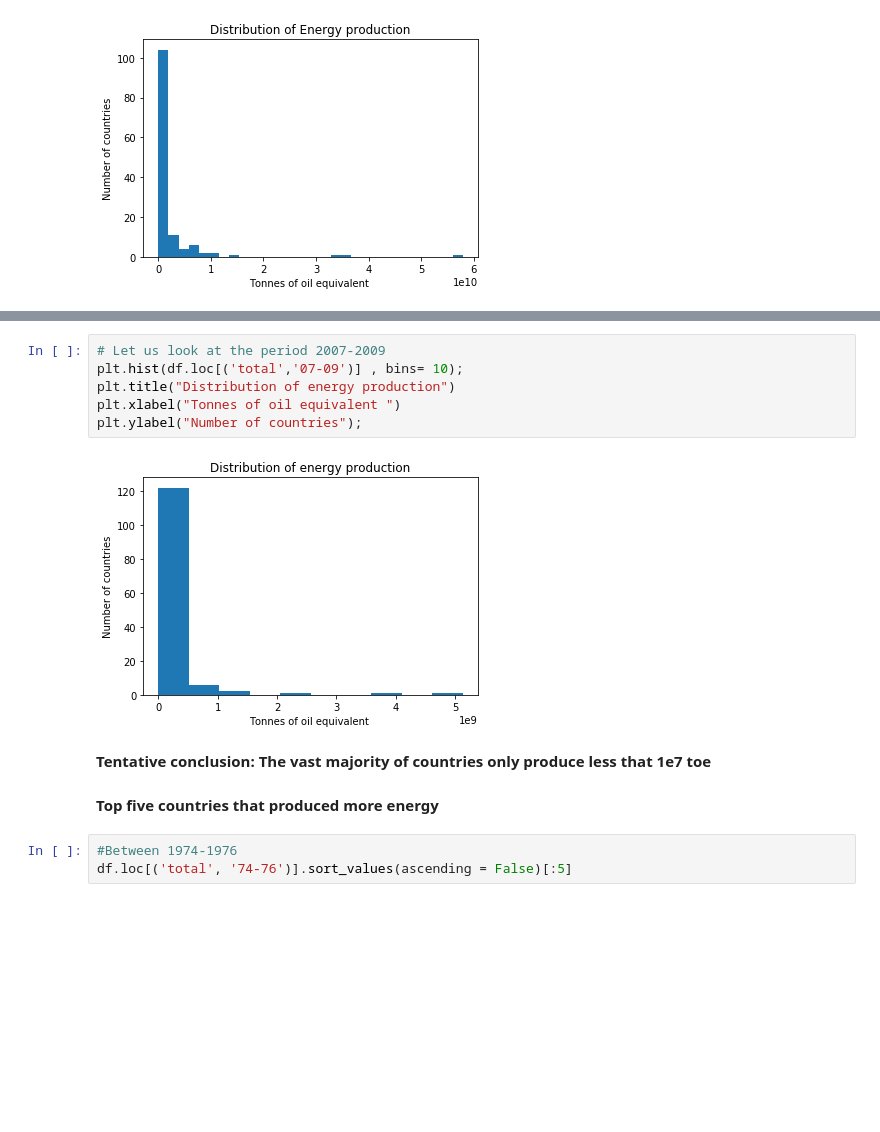
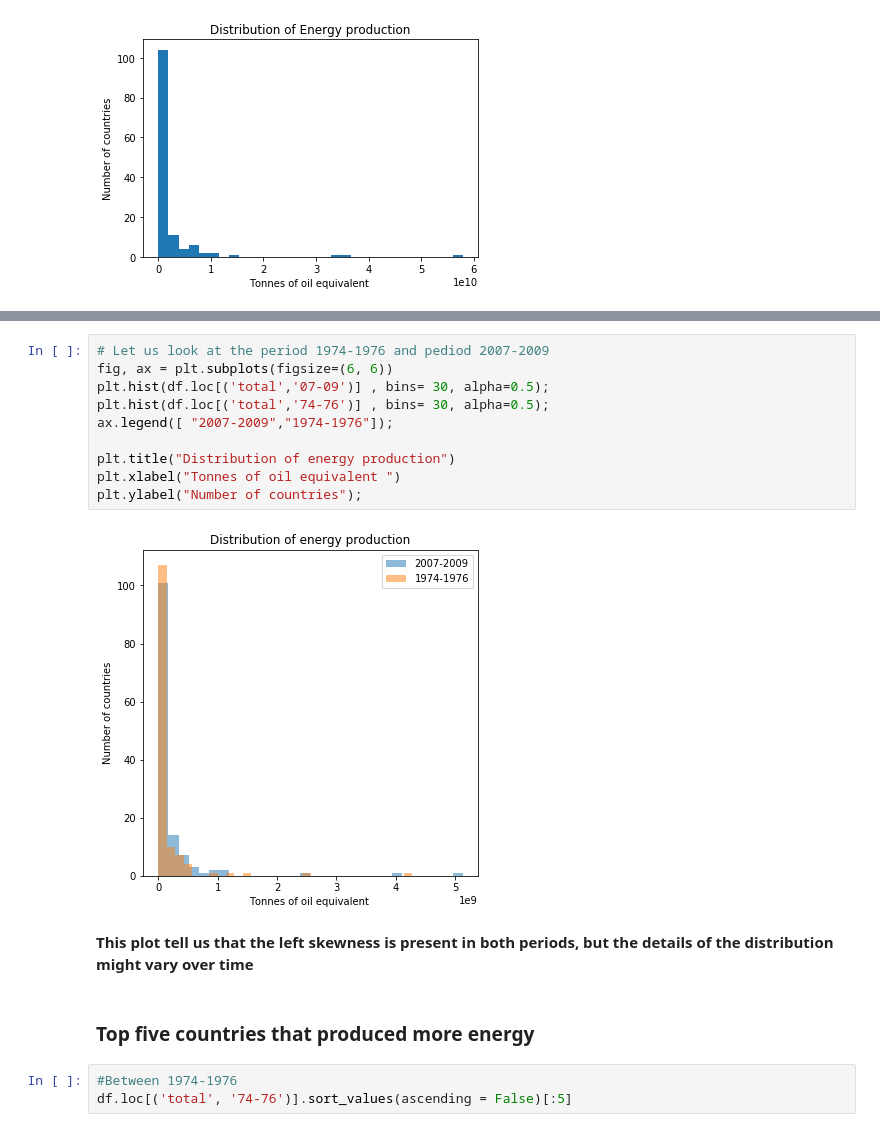
Before and after one commit to reneang17/data-analyst, a Jupyter notebook: gapminder_energy/gapminder_energy_production.ipynb, the cells around one changed output, grey strips where cells are left out. Saved outputs shown, nothing was run; the diff lists cells and outputs as text; blank space fills up the shorter version.

```diff
--- a/gapminder_energy/gapminder_energy_production.ipynb
+++ b/gapminder_energy/gapminder_energy_production.ipynb
@@ -270,16 +273,19 @@ plt.ylabel("Number of countries");
 # %%
-# Let us look at the period 2007-2009
-plt.hist(df.loc[('total','07-09')] , bins= 10);
+# Let us look at the period 1974-1976 and pediod 2007-2009
+fig, ax = plt.subplots(figsize=(6, 6))
+plt.hist(df.loc[('total','07-09')] , bins= 30, alpha=0.5);
+plt.hist(df.loc[('total','74-76')] , bins= 30, alpha=0.5);
+ax.legend([ "2007-2009","1974-1976"]);
+
 plt.title("Distribution of energy production")
 plt.xlabel("Tonnes of oil equivalent ")
 plt.ylabel("Number of countries");
 # %% [output]
-[figure, old version]
+[figure, new version]
-# %% [markdown]
-**Tentative conclusion:
-The vast majority of countries only produce less that 1e7 toe**
+# %% [markdown]
+**This plot tell us that the left skewness is present in both periods, but the details of the distribution might vary over time**
 # %% [markdown]
-**Top five countries that produced more energy**
+### Top five countries that produced more energy
 # %%
 #Between 1974-1976
 df.loc[('total', '74-76')].sort_values(ascending = False)[:5]
```
Also changed, not shown: parts of 39 cells of this notebook.
